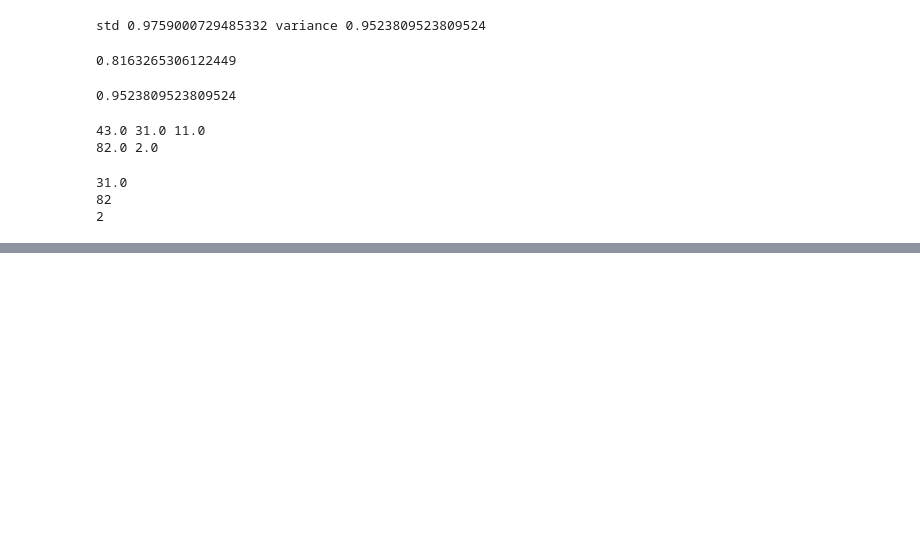
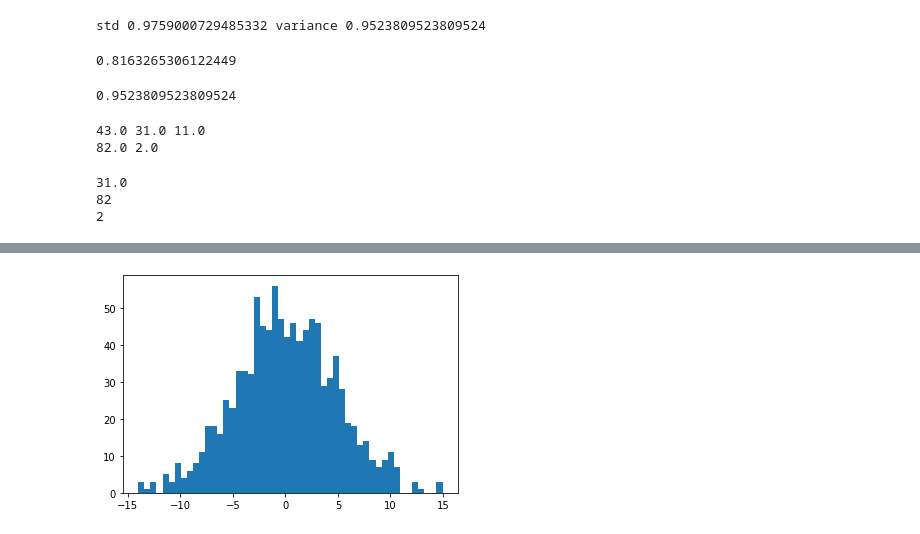
Before and after one commit to KennethWYLee/BasicPython, a Jupyter notebook: Machine Learning_v1.ipynb, the cells around one changed output, grey strips where cells are left out. Saved outputs shown, nothing was run; the diff lists cells and outputs as text; code cells hidden in the pictures; blank space fills up the shorter version.

```diff
--- a/Machine Learning_v1.ipynb
+++ b/Machine Learning_v1.ipynb
@@ -99,0 +109,7 @@ print(np.min(ages))
+# %%
+x = np.random.normal(0.0, 5.0, 250)
+
+plt.hist(x, 50)
+plt.show()
+# %% [output]
+[figure, added]
```
Also changed, not shown: parts of 19 cells of this notebook.
